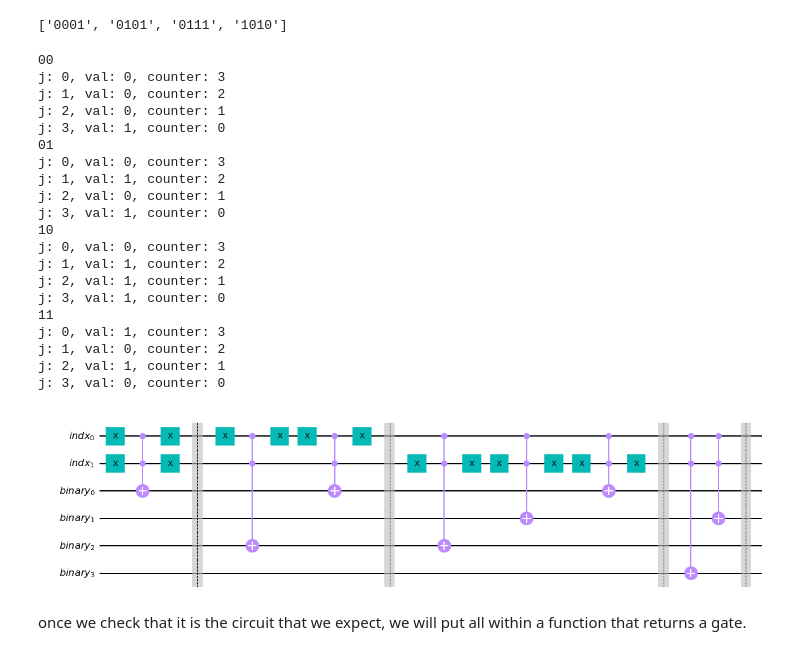
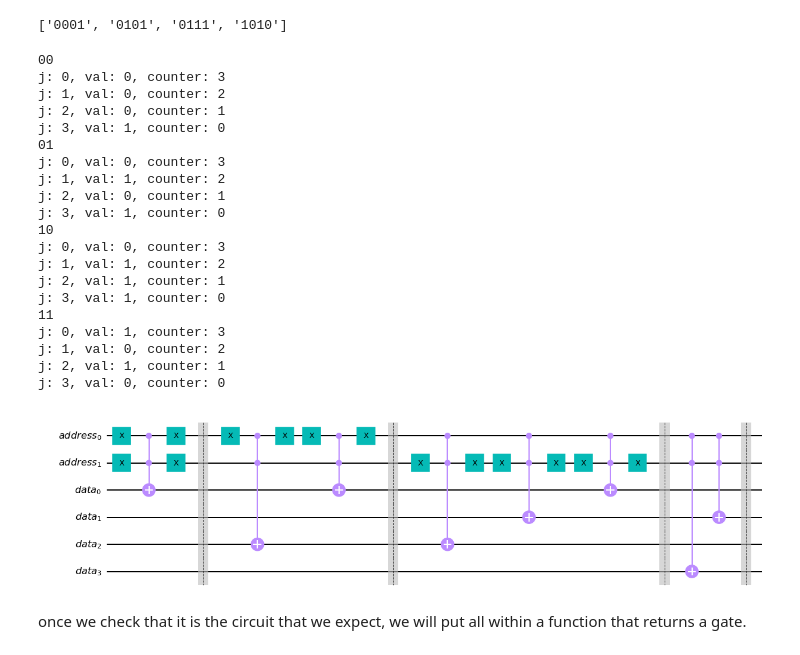
Before and after one commit to abdielgv163/IQOSF_Mentorship_Program, a Jupyter notebook: Task_1.ipynb, the cells around one changed output. Saved outputs shown, nothing was run; the diff lists cells and outputs as text; code cells hidden in the pictures.

```diff
--- a/Task_1.ipynb
+++ b/Task_1.ipynb
@@ -236,8 +239,8 @@ print(vals_)
 # %% [output]
 ['0001', '0101', '0111', '1010']
 # %%
-address_reg = QuantumRegister(np.sqrt(len(vals_)), name='indx')
-binary_reg  = QuantumRegister(len(vals_), name='binary')
+address_reg = QuantumRegister(np.sqrt(len(vals_)), name='address')
+binary_reg  = QuantumRegister(len(vals_), name='data')
 
 qc = QuantumCircuit(address_reg,binary_reg)
 
@@ -261,34 +264,34 @@ for indx in range(n):
             qc.ccx(0,1, binary_reg[count])
             if bin_indx[0] == '0':
                 qc.x(0)
             if bin_indx[1] == '0':
                 qc.x(1)
         count = count -1
     qc.barrier()
 
 qc.draw('mpl')
 # %% [output]
 00
 j: 0, val: 0, counter: 3
 j: 1, val: 0, counter: 2
 j: 2, val: 0, counter: 1
 j: 3, val: 1, counter: 0
 01
 j: 0, val: 0, counter: 3
 j: 1, val: 1, counter: 2
 j: 2, val: 0, counter: 1
 j: 3, val: 1, counter: 0
 10
 j: 0, val: 0, counter: 3
 j: 1, val: 1, counter: 2
 j: 2, val: 1, counter: 1
 j: 3, val: 1, counter: 0
 11
 j: 0, val: 1, counter: 3
 j: 1, val: 0, counter: 2
 j: 2, val: 1, counter: 1
 j: 3, val: 0, counter: 0
-[figure, old version]
+[figure, new version]
 # %% [markdown]
 once we check that it is the circuit that we expect, we will put all within a function that returns a gate.
 # %%
```
Also changed, not shown: parts of 25 cells of this notebook.
